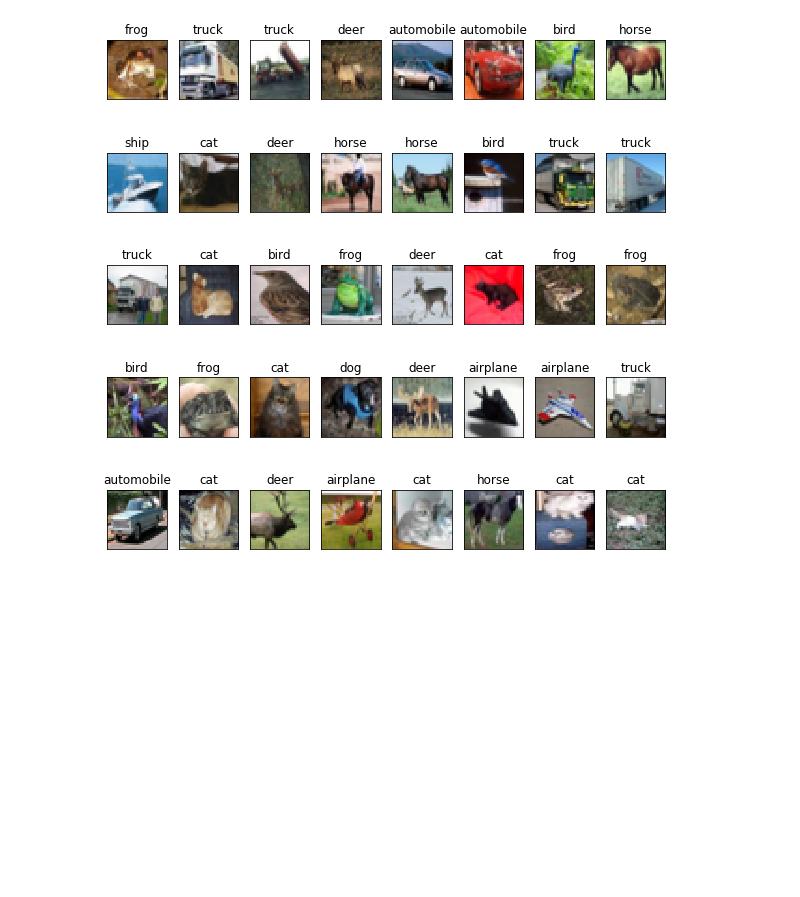
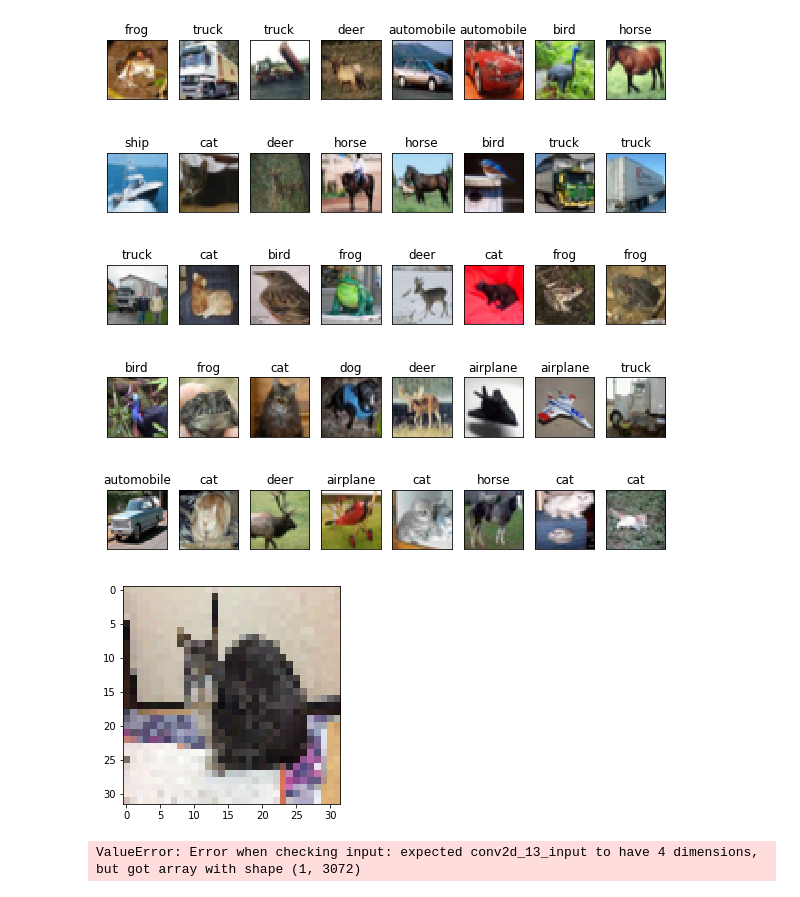
Before and after one commit to iariro/CatDetect, a Jupyter notebook: keras/cifar10-cnn.ipynb, the cells around one changed output. Drawn from its saved outputs; the diff is of its cells as text; code cells hidden in the pictures; blank space fills up the shorter version.

```diff
--- a/keras/cifar10-cnn.ipynb
+++ b/keras/cifar10-cnn.ipynb
@@ -94,3 +95,67 @@ plt.show()
 Passing one of 'on', 'true', 'off', 'false' as a boolean is deprecated; use an actual boolean (True/False) instead.
   warn_deprecated("2.2", "Passing one of 'on', 'true', 'off', 'false' as a "
 [figure]
+# %%
+import cv2
+import numpy as np
+import matplotlib.pyplot as plt
+import keras
+from keras.datasets import cifar10
+from keras.models import Sequential
+from keras.layers import Dense, Dropout, Activation, Flatten
+from keras.layers import Conv2D, MaxPooling2D
+
+num_classes = 10
+im_rows = 32
+im_cols = 32
+in_shape = (im_rows, im_cols, 3)
+
+labels = ['airplane', 'automobile', 'bird', 'cat', 'deer', 'dog', 'frog', 'horse', 'ship', 'truck']
+im_size = 32 * 32 * 3
+
+# モデルデータを読み込み
+model = Sequential()
+model.add(Conv2D(32, (3, 3), padding='same', input_shape=in_shape))
+model.add(Activation('relu'))
+model.add(Conv2D(32, (3, 3)))
+model.add(Activation('relu'))
+model.add(MaxPooling2D(pool_size=(2, 2)))
+model.add(Dropout(0.25))
+
+model.add(Conv2D(64, (3, 3), padding='same'))
+model.add(Activation('relu'))
+model.add(Conv2D(64, (3, 3)))
+model.add(Activation('relu'))
+model.add(MaxPooling2D(pool_size=(2, 2)))
+model.add(Dropout(0.25))
+
+model.add(Flatten())
+model.add(Dense(512))
+model.add(Activation('relu'))
+model.add(Dropout(0.5))
+model.add(Dense(num_classes))
+model.add(Activation('softmax'))
+
+model.load_weights('cifar10_mlp_weight.h5')
+
+# OpenCVを使って画像を読み込む
+im = cv2.imread('cat.jpeg')
+# 色空間を変換してリサイズ
+im = cv2.cvtColor(im, cv2.COLOR_BGR2RGB)
+im = cv2.resize(im, (32, 32))
+plt.imshow(im)
+plt.show()
+
+# MLPで学習した画像データに合わせる
+im = im.reshape(im_size).astype('float32') / 255
+# 予測する
+r = model.predict(np.array([im]), batch_size=32, verbose=1)
+res = r[0]
+# 結果を表示する
+for i, acc in enumerate(res):
+    print(labels[i], '=', int(acc * 100))
+print('---')
+print('予測した結果=', labels[res.argmax()])
+# %% [output]
+[figure, added]
+ValueError: Error when checking input: expected conv2d_13_input to have 4 dimensions, but got array with shape (1, 3072)
```
Also changed, not shown: parts of 1 cell of this notebook.
